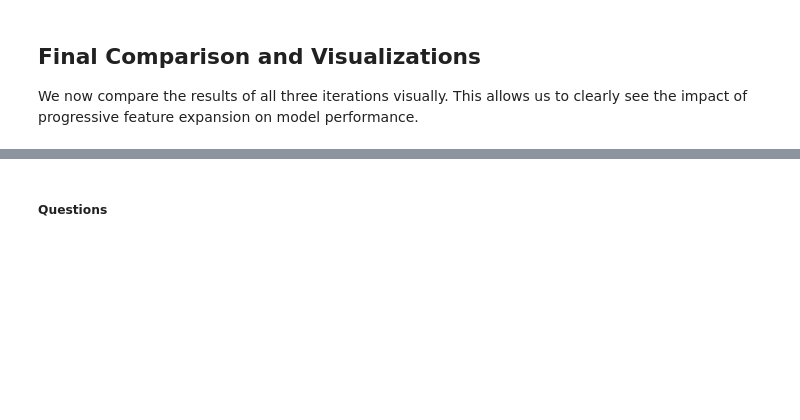
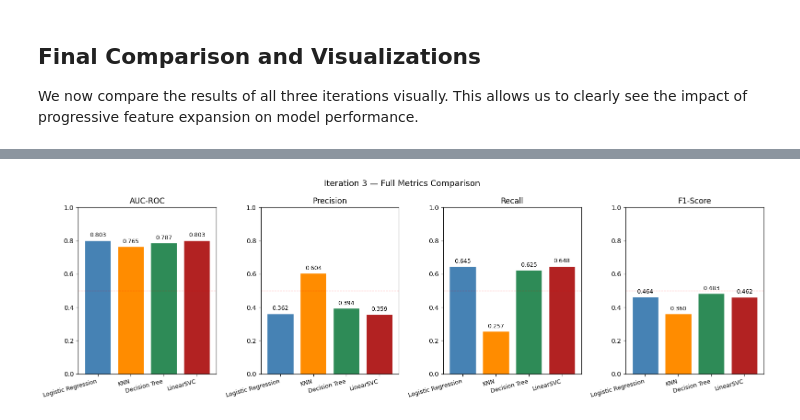
Before and after one commit to abarbancho/pc_ml_ai, a Jupyter notebook: module_17/module17_starter/prompt_III.ipynb, the cells around one changed output, grey strips where cells are left out. Drawn from its saved outputs; the diff is of its cells as text; code cells hidden in the pictures; blank space fills up the shorter version.

```diff
--- a/module_17/module17_starter/prompt_III.ipynb
+++ b/module_17/module17_starter/prompt_III.ipynb
@@ -742,2 +712,23 @@ ValueError: Key backend: 'module://matplotlib_inline.backend_inline' is not a va
-# %% [markdown]
-##### Questions
+# %%
+fig, axes = plt.subplots(1, 4, figsize=(16, 5))
+
+metrics = ['AUC-ROC', 'Precision', 'Recall', 'F1-Score']
+colors  = ['steelblue', 'darkorange', 'seagreen', 'firebrick']
+
+for i, metric in enumerate(metrics):
+    values = results_3_df[metric]
+    bars   = axes[i].bar(values.index, values, color=colors, edgecolor='white')
+    axes[i].set_title(metric)
+    axes[i].set_ylim(0, 1)
+    axes[i].set_xticklabels(values.index, rotation=15, ha='right', fontsize=9)
+    axes[i].axhline(y=0.5, color='red', linestyle='--', linewidth=0.8)
+    for bar, val in zip(bars, values):
+        axes[i].text(bar.get_x() + bar.get_width()/2,
+                     bar.get_height() + 0.02,
+                     f'{val:.3f}', ha='center', fontsize=9)
+
+plt.suptitle('Iteration 3 — Full Metrics Comparison', fontsize=13)
+plt.tight_layout()
+plt.show()
+# %% [output]
+[figure, added]
```
Also changed, not shown: parts of 22 cells of this notebook, 1 other file.
